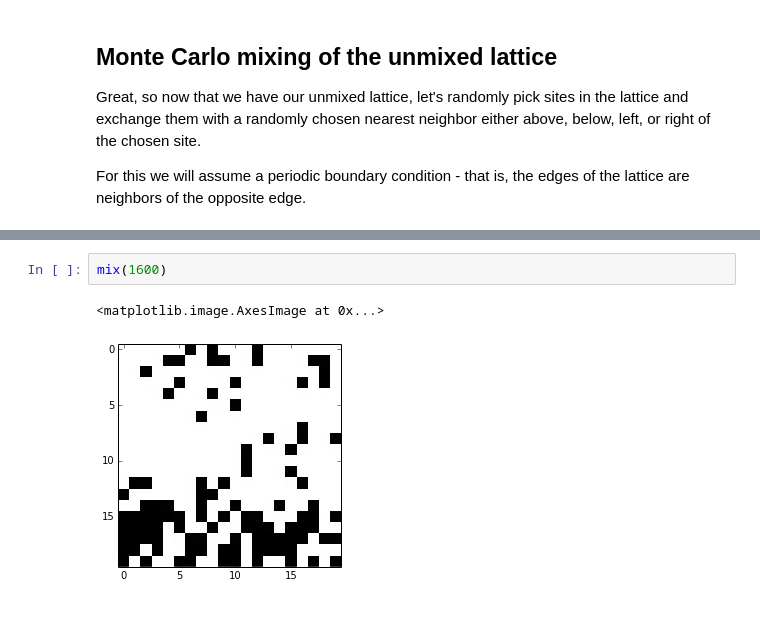
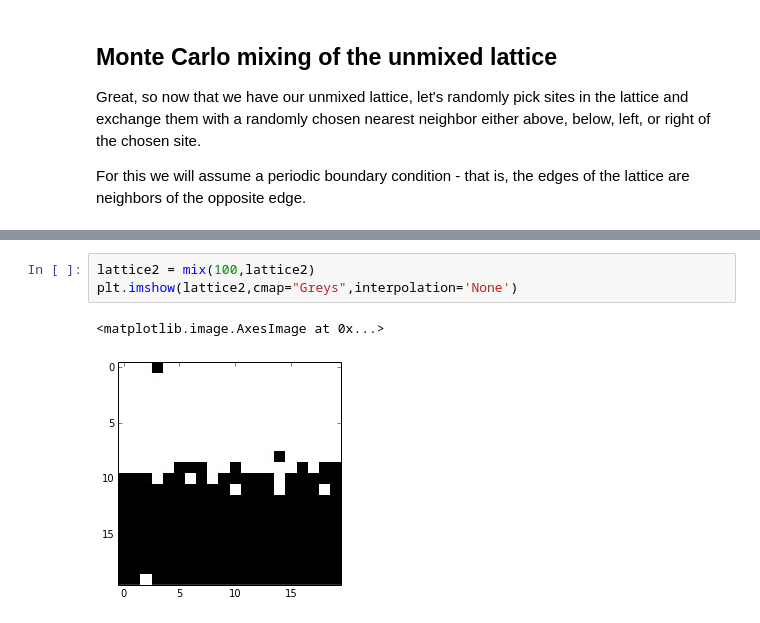
Before and after one commit to Intertangler/tutorials, a Jupyter notebook: 003_regular_solutions_tendency_towards_disorder.ipynb, the cells around one changed output, grey strips where cells are left out. Drawn from its saved outputs; the diff is of its cells as text.

```diff
--- a/003_regular_solutions_tendency_towards_disorder.ipynb
+++ b/003_regular_solutions_tendency_towards_disorder.ipynb
@@ -105,5 +96,6 @@ mix(800)
-# %%
-mix(1600)
-# %% [output]
-<matplotlib.image.AxesImage at 0x...>
-[figure, removed]
+# %%
+lattice2 = mix(100,lattice2)
+plt.imshow(lattice2,cmap="Greys",interpolation='None')
+# %% [output]
+<matplotlib.image.AxesImage at 0x...>
+[figure, added]
```
Also changed, not shown: parts of 12 cells of this notebook.
